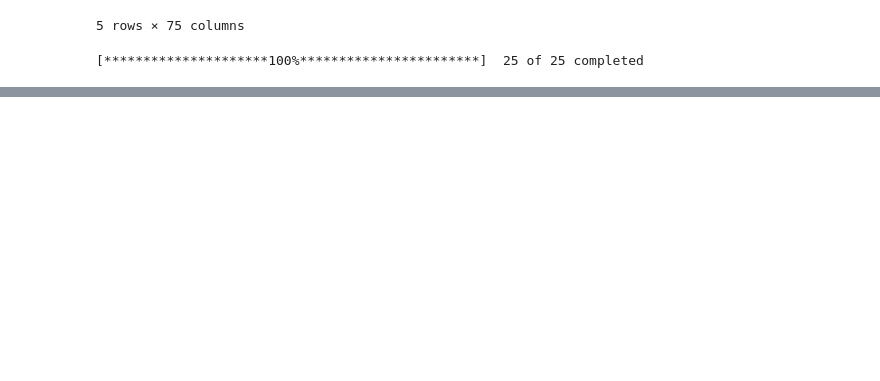
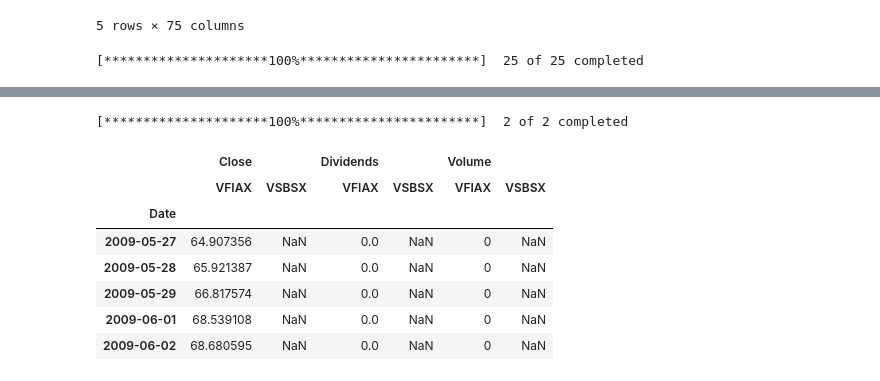
Before and after one commit to MichaelYip1/ProjectMGM, a Jupyter notebook: Project1_ticker_data.ipynb, the cells around one changed output, grey strips where cells are left out. Drawn from its saved outputs; the diff is of its cells as text; code cells hidden in the pictures; blank space fills up the shorter version.

```diff
--- a/Project1_ticker_data.ipynb
+++ b/Project1_ticker_data.ipynb
@@ -551,2 +552,18 @@ hist_US_4[['Close','Dividends','Volume']].head()
 5 rows × 75 columns
+# %%
+hist_buffet_recon = tickers_buffet_recon.history(period="12y")
+# %% [output]
+[*********************100%***********************]  2 of 2 completed
+# %%
+hist_buffet_recon = hist_buffet_recon[['Close','Dividends','Volume']]
+hist_buffet_recon[['Close','Dividends','Volume']].head()
+# %% [output]
+|  | Close |  | Dividends |  | Volume |  |
+|  | VFIAX | VSBSX | VFIAX | VSBSX | VFIAX | VSBSX |
+| Date |  |  |  |  |  |  |
+| 2009-05-27 | 64.907356 | NaN | 0.0 | NaN | 0 | NaN |
+| 2009-05-28 | 65.921387 | NaN | 0.0 | NaN | 0 | NaN |
+| 2009-05-29 | 66.817574 | NaN | 0.0 | NaN | 0 | NaN |
+| 2009-06-01 | 68.539108 | NaN | 0.0 | NaN | 0 | NaN |
+| 2009-06-02 | 68.680595 | NaN | 0.0 | NaN | 0 | NaN |
 # %%
```
Also changed, not shown: parts of 35 cells of this notebook, 5 other files.
